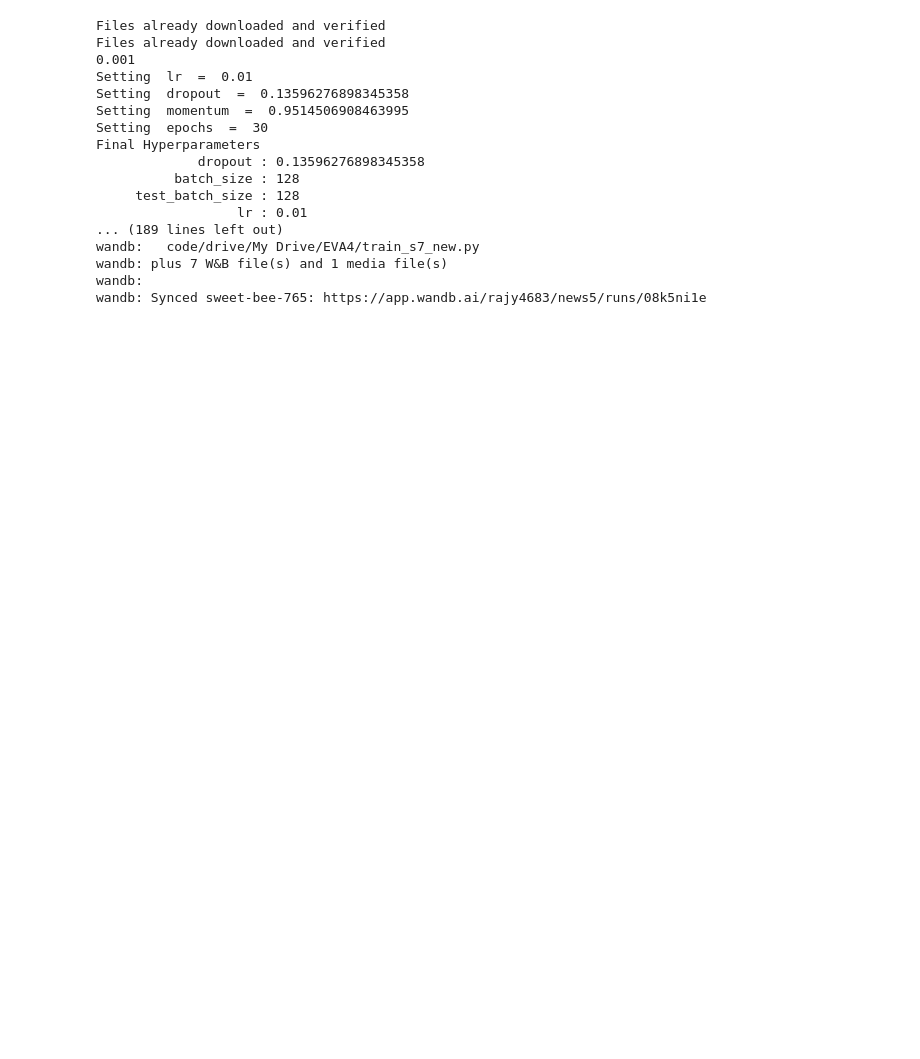
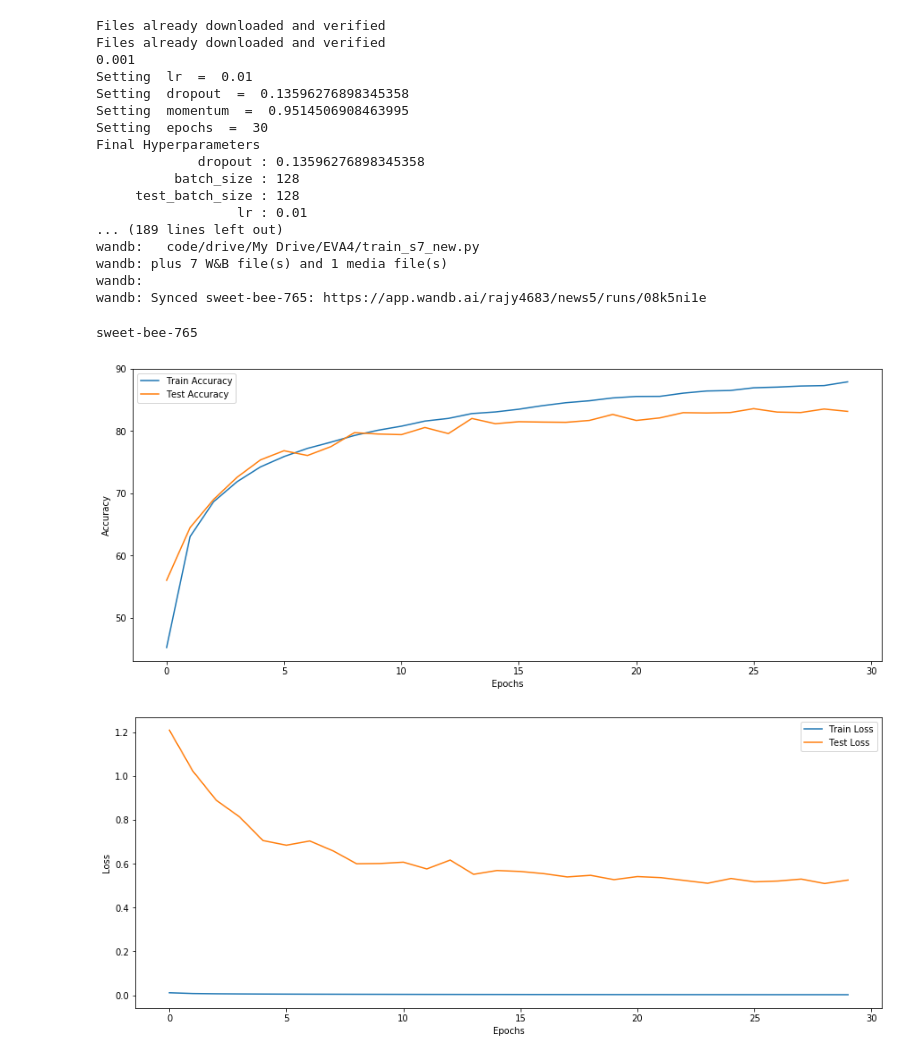
Before and after one commit to rajy4683/S7EVA4, a Jupyter notebook: S7EVA4_SingleScript.ipynb, the cells around one changed output. Drawn from its saved outputs; the diff is of its cells as text; code cells hidden in the pictures; blank space fills up the shorter version.

```diff
--- a/S7EVA4_SingleScript.ipynb
+++ b/S7EVA4_SingleScript.ipynb
@@ -56,0 +113,22 @@ wandb: Synced sweet-bee-765: https://app.wandb.ai/rajy4683/news5/runs/08k5ni1e
+# %%
+
+
+runs_df = logger.get_wandb_dataframes_proj(project="rajy4683/news5",count=1)
+new_df = pd.DataFrame().append(runs_df)
+
+
+fileutils.plot_graphs([new_df],
+            ['Train Accuracy', 'Test Accuracy'],
+            columns=['Train Accuracy', 'Test Accuracy'],
+            xlabel="Epochs",
+            ylabel="Accuracy")
+
+fileutils.plot_graphs([new_df],
+            ['Train Loss', 'Test Loss'],
+            columns=['Train Loss', 'Test Loss'],
+            xlabel="Epochs",
+            ylabel="Loss")
+# %% [output]
+sweet-bee-765
+[figure, added]
+[figure, added]
```
Also changed, not shown: parts of 9 cells of this notebook.
